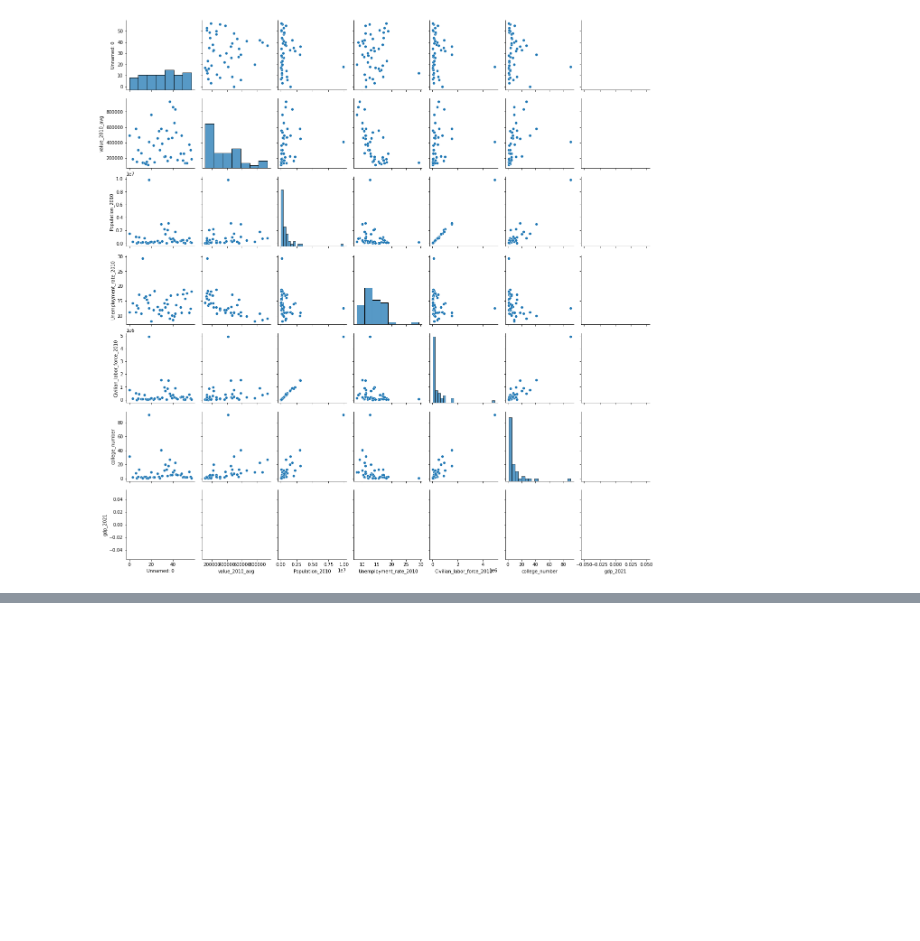
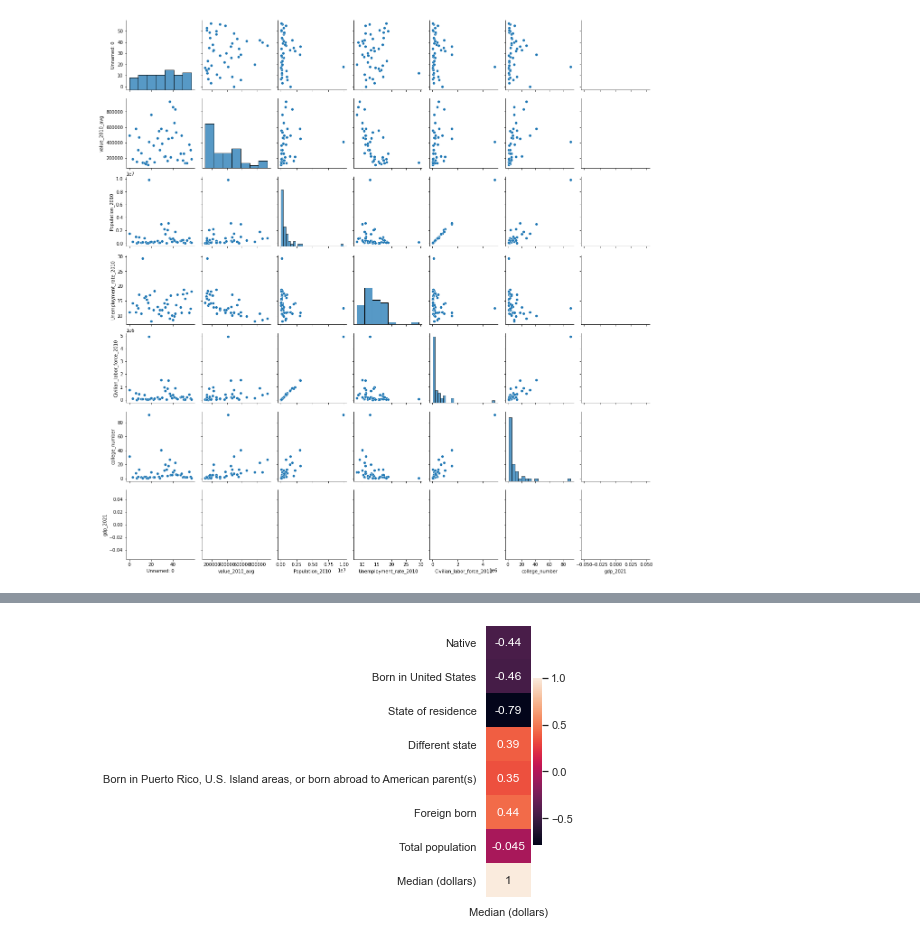
Before and after one commit to JeisonPham/ECE143Project, a Jupyter notebook: coll.ipynb, the cells around one changed output, grey strips where cells are left out. Cells and saved outputs as stored; diff of their text form; code cells hidden in the pictures; blank space fills up the shorter version.

```diff
--- a/coll.ipynb
+++ b/coll.ipynb
@@ -69,0 +99,15 @@ sns.heatmap(corrmat, annot = True, annot_kws={'size': 12})
+# %%
+idx = pd.IndexSlice
+data_BirthPlace = df.loc[:, [idx["Place of Birth","Native"],idx["Place of Birth","Born in United States"],idx["Place of Birth","State of residence"],idx["Place of Birth","Different state"],idx["Place of Birth","Born in Puerto Rico, U.S. Island areas, or born abroad to American parent(s)"],idx['Place of Birth','Foreign born'],idx["Sex and Age","Total population"]]]
+for column in data_BirthPlace:
+    # print(column)
+    data_BirthPlace[column] = data_BirthPlace[column]/data_BirthPlace['Sex and Age', 'Total population']
+data_BirthPlace['Value','Median (dollars)'] = df.loc[:,idx['Value','Median (dollars)']]
+data_BirthPlace['Sex and Age', 'Total population'] = df.loc[:,idx['Sex and Age', 'Total population']]
+corrmat = data_BirthPlace.corr()
+fig, ax = plt.subplots(figsize = (1, 5))
+sns.heatmap(corrmat.droplevel(0).loc[:,'Value'], annot = True)
+#sns.heatmap(corrmat, annot = True, annot_kws={'size': 12})
+data_BirthPlace = data_BirthPlace.iloc[:,0:-2]
+# %% [output]
+[figure, added]
```
Also changed, not shown: parts of 29 cells of this notebook.
